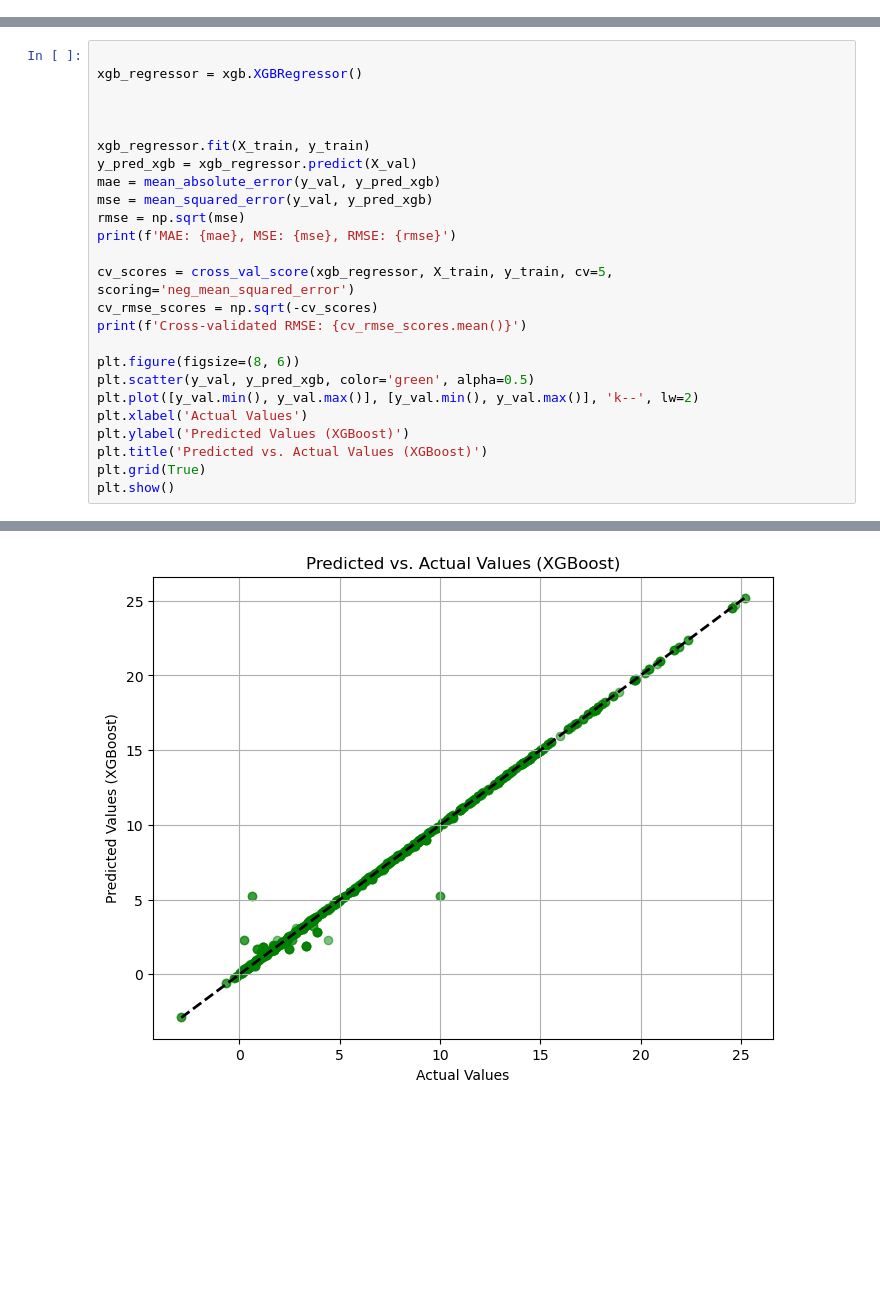
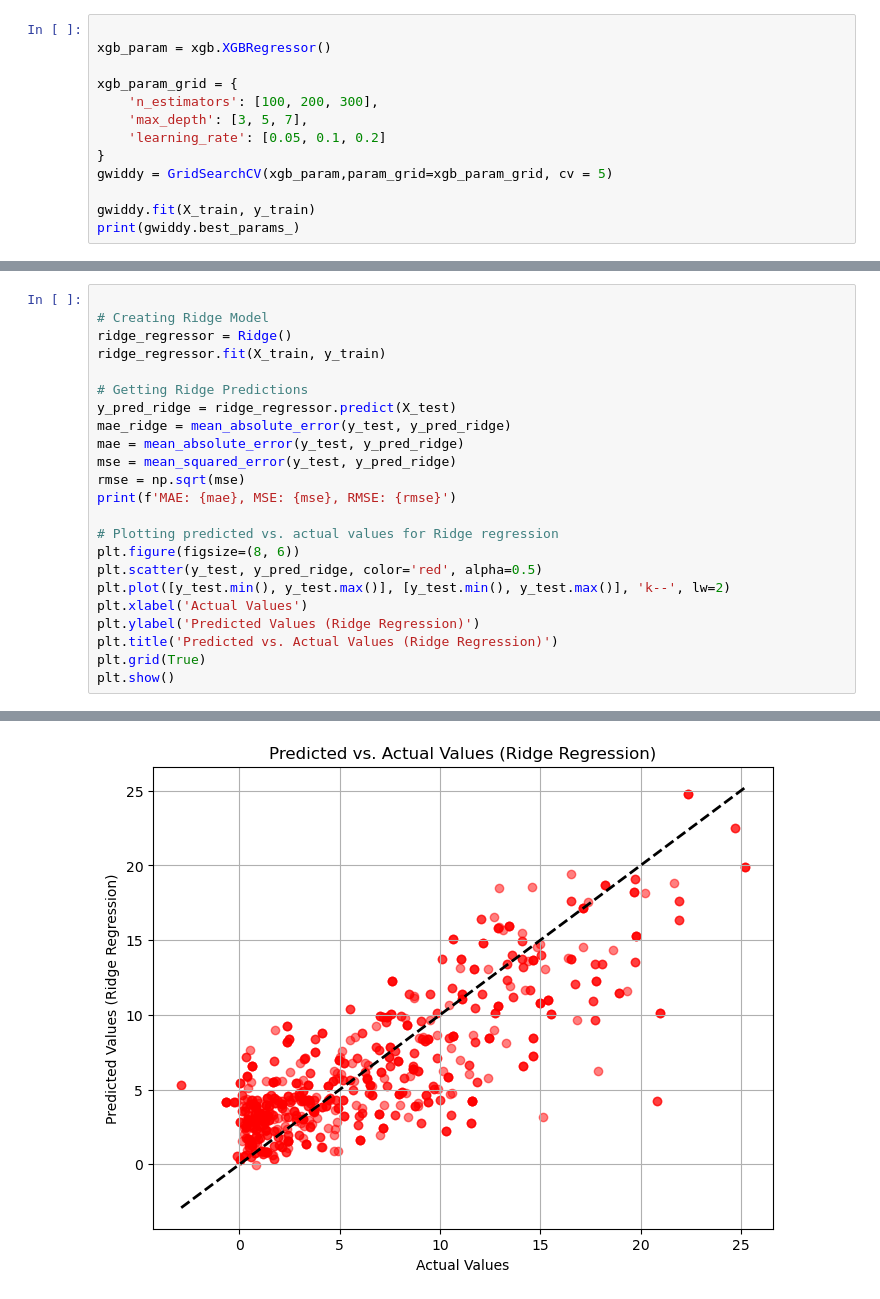
Before and after one commit to J-Mikolajczyk/fantasy-football, a Jupyter notebook: FantasyFootballModel.ipynb, the cells around one changed output, grey strips where cells are left out. Cells and saved outputs as stored; diff of their text form; blank space fills up the shorter version.

```diff
--- a/FantasyFootballModel.ipynb
+++ b/FantasyFootballModel.ipynb
@@ -85,0 +166,13 @@ Cross-validated RMSE: 0.5657628308630865
+# %%
+
+xgb_param = xgb.XGBRegressor()
+
+xgb_param_grid = {
+    'n_estimators': [100, 200, 300],
+    'max_depth': [3, 5, 7],
+    'learning_rate': [0.05, 0.1, 0.2]
+}
+gwiddy = GridSearchCV(xgb_param,param_grid=xgb_param_grid, cv = 5)
+
+gwiddy.fit(X_train, y_train)
+print(gwiddy.best_params_)
@@ -114,26 +210,24 @@ Cross-validated RMSE: 0.6789403157744689
 # %%
 
-xgb_regressor = xgb.XGBRegressor()
+# Creating Ridge Model
+ridge_regressor = Ridge()
+ridge_regressor.fit(X_train, y_train)
 
-
-
-xgb_regressor.fit(X_train, y_train)
-y_pred_xgb = xgb_regressor.predict(X_val)
-mae = mean_absolute_error(y_val, y_pred_xgb)
-mse = mean_squared_error(y_val, y_pred_xgb)
+# Getting Ridge Predictions
+y_pred_ridge = ridge_regressor.predict(X_test)
+mae_ridge = mean_absolute_error(y_test, y_pred_ridge)
+mae = mean_absolute_error(y_test, y_pred_ridge)
+mse = mean_squared_error(y_test, y_pred_ridge)
 rmse = np.sqrt(mse)
 print(f'MAE: {mae}, MSE: {mse}, RMSE: {rmse}')
 
-cv_scores = cross_val_score(xgb_regressor, X_train, y_train, cv=5, scoring='neg_mean_squared_error')
-cv_rmse_scores = np.sqrt(-cv_scores)
-print(f'Cross-validated RMSE: {cv_rmse_scores.mean()}')
-
+# Plotting predicted vs. actual values for Ridge regression
 plt.figure(figsize=(8, 6))
-plt.scatter(y_val, y_pred_xgb, color='green', alpha=0.5)
-plt.plot([y_val.min(), y_val.max()], [y_val.min(), y_val.max()], 'k--', lw=2)
+plt.scatter(y_test, y_pred_ridge, color='red', alpha=0.5)
+plt.plot([y_test.min(), y_test.max()], [y_test.min(), y_test.max()], 'k--', lw=2)
 plt.xlabel('Actual Values')
-plt.ylabel('Predicted Values (XGBoost)')
-plt.title('Predicted vs. Actual Values (XGBoost)')
+plt.ylabel('Predicted Values (Ridge Regression)')
+plt.title('Predicted vs. Actual Values (Ridge Regression)')
 plt.grid(True)
 plt.show()
 # %% [output]
@@ -142 +235 @@ Cross-validated RMSE: 0.619776292663118
-[figure, old version]
+[figure, new version]
```
Also changed, not shown: parts of 15 cells of this notebook, 1 other file.
